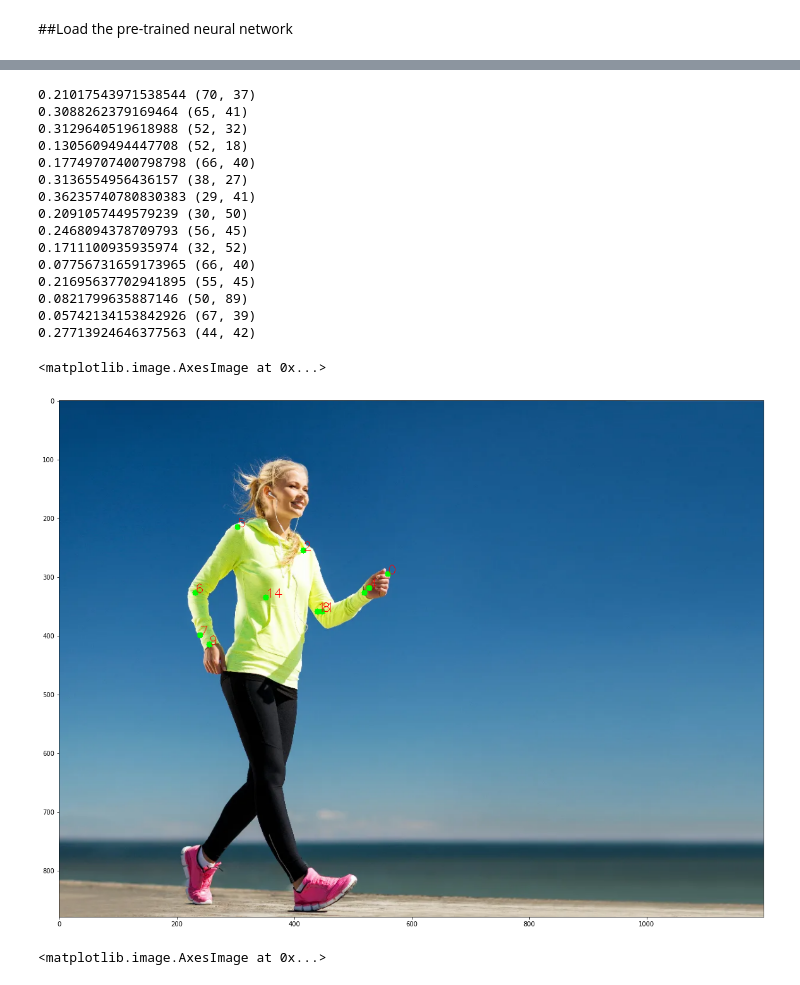
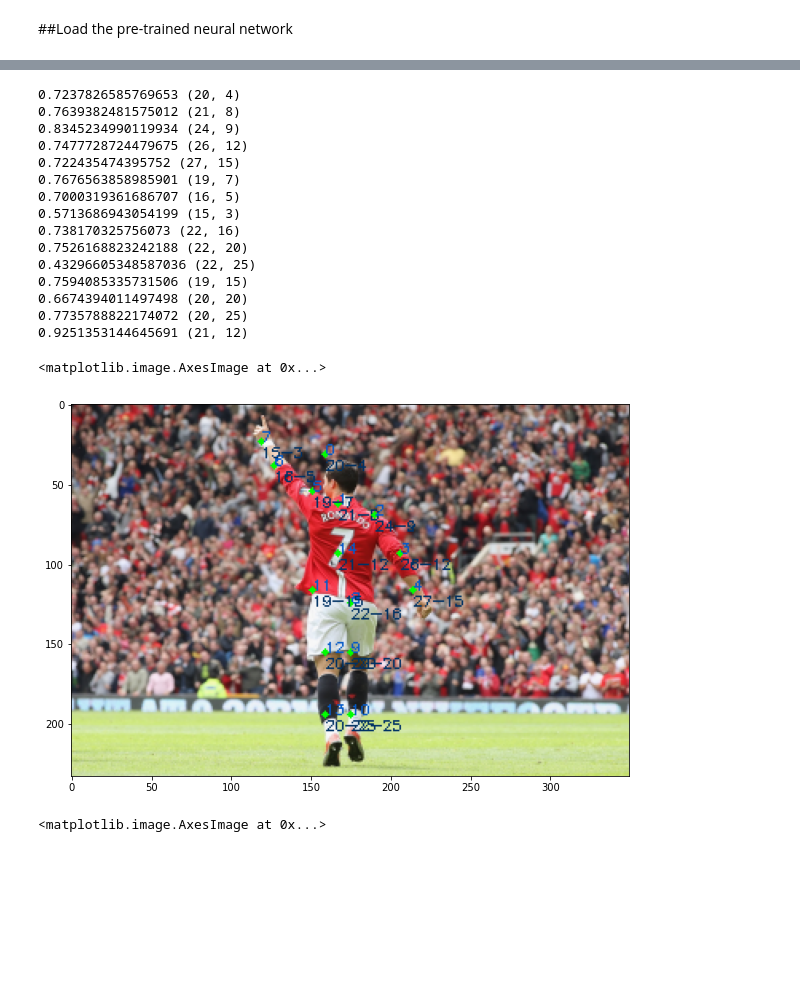
Before and after one commit to mralamdari/Computer-Vision-Projects, a Jupyter notebook: Gestures_Recognition.ipynb, the cells around one changed output, grey strips where cells are left out. Drawn from its saved outputs; the diff is of its cells as text; code cells hidden in the pictures; blank space fills up the shorter version.

```diff
--- a/Gestures_Recognition.ipynb
+++ b/Gestures_Recognition.ipynb
@@ -88,7 +88,7 @@ position_height = output.shape[2]
 # %%
 points_count=15
 points = []
-img = cv2.imread('4.jpg')
+img = cv2.imread('6.jpg')
 for u in range(points_count):
   confidence_map = output[0, u, :, :]
 
@@ -104,33 +104,35 @@ for u in range(points_count):
   # print(x, y)
   # print(confidence > 0.5, confidence)
   if confidence > 0.1:
-    cv2.circle(img, (x,y), 5, (0, 255, 0), thickness=-1)
-    cv2.putText(img, f'{u}', (x, y), cv2.FONT_HERSHEY_SIMPLEX, 0.7, (0, 0, 255))
+    cv2.circle(img, (x,y), 2, (0, 255, 0), thickness=-1)
+    cv2.putText(img, f'{u}', (x, y), cv2.FONT_HERSHEY_SIMPLEX, 0.3, (200, 90, 5))
+    cv2.putText(img, f'{point[0]}-{point[1]}', (x, y+10), cv2.FONT_HERSHEY_SIMPLEX, 0.3, (100, 50, 0))
+
     points.append((x, y))
   else:
     points.append(None)
 # %% [output]
-0.21017543971538544 (70, 37)
-0.3088262379169464 (65, 41)
-0.3129640519618988 (52, 32)
-0.1305609494447708 (52, 18)
-0.17749707400798798 (66, 40)
-0.3136554956436157 (38, 27)
-0.36235740780830383 (29, 41)
-0.2091057449579239 (30, 50)
-0.2468094378709793 (56, 45)
-0.1711100935935974 (32, 52)
-0.07756731659173965 (66, 40)
-0.21695637702941895 (55, 45)
-0.0821799635887146 (50, 89)
-0.05742134153842926 (67, 39)
-0.27713924646377563 (44, 42)
+0.7237826585769653 (20, 4)
+0.7639382481575012 (21, 8)
+0.8345234990119934 (24, 9)
+0.7477728724479675 (26, 12)
+0.722435474395752 (27, 15)
+0.7676563858985901 (19, 7)
+0.7000319361686707 (16, 5)
+0.5713686943054199 (15, 3)
+0.738170325756073 (22, 16)
+0.7526168823242188 (22, 20)
+0.43296605348587036 (22, 25)
+0.7594085335731506 (19, 15)
+0.6674394011497498 (20, 20)
+0.7735788822174072 (20, 25)
+0.9251353144645691 (21, 12)
 # %%
-plt.figure(figsize=(20, 20))
+plt.figure(figsize=(10, 10))
 plt.imshow(cv2.cvtColor(img, cv2.COLOR_BGR2RGB))
 # %% [output]
 <matplotlib.image.AxesImage at 0x...>
-[figure, old version]
+[figure, new version]
 # %%
 point_connection = [[1, 5], [5, 6], [6, 2], [2, 0], [1, 3]]
 # %%
```
Also changed, not shown: parts of 5 cells of this notebook.
